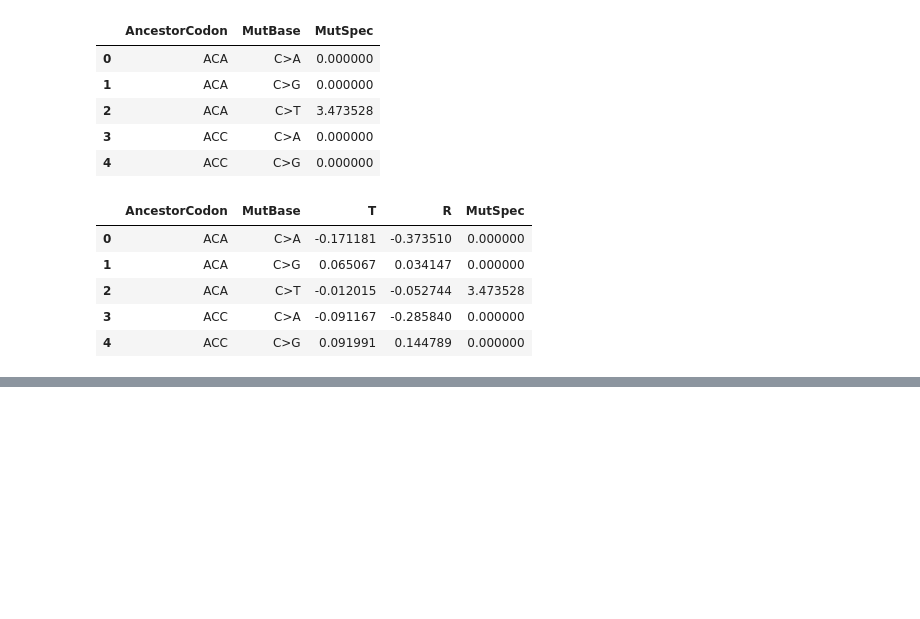
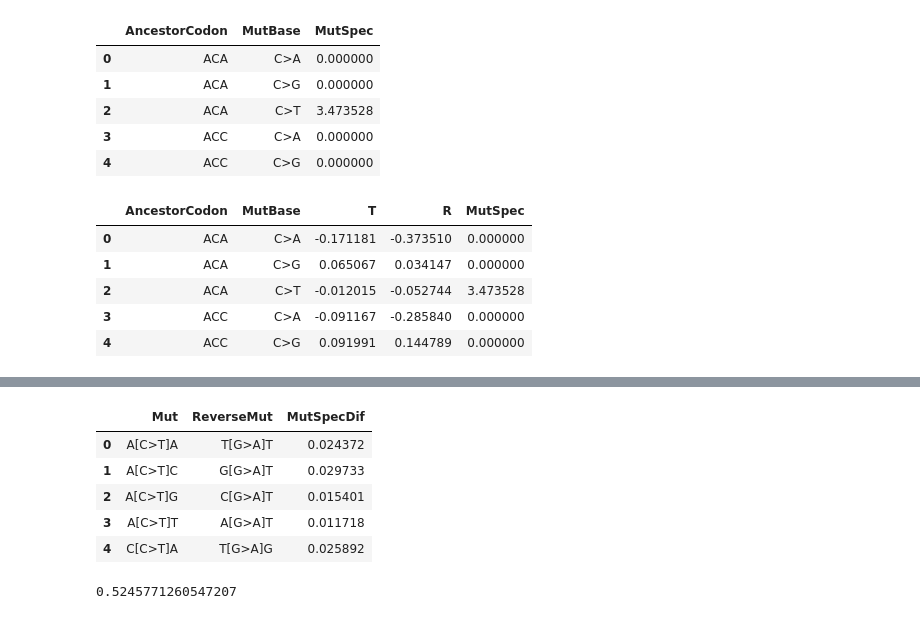
Before and after one commit to mitoclub/mtdna-192component-mutspec-chordata, a Jupyter notebook: scripts/asymmetry_TR.ipynb, the cells around one changed output, grey strips where cells are left out. Drawn from its saved outputs; the diff is of its cells as text; code cells hidden in the pictures; blank space fills up the shorter version.

```diff
--- a/scripts/asymmetry_TR.ipynb
+++ b/scripts/asymmetry_TR.ipynb
@@ -121,0 +111,24 @@ sns.scatterplot(data = final_asymmetry, x='MutSpec', y='R', hue='MutBase')
+# %%
+main_subs = ['C>T', 'A>G', 'G>T', 'A>T', 'C>G', 'A>C']
+# %%
+damage = []
+for mutbase in main_subs:
+    cont_mb = mut_vert[mut_vert.MutBase == mutbase].Mut
+    for context in cont_mb:
+        mutspec_main = mut_vert[mut_vert.Mut == context].MutSpec.values[0]
+        mutspec_rev = mut_vert[mut_vert.Mut == gettranslate(context, reverse=True)].MutSpec.values[0]
+        out_damage = {'Mut':context,'ReverseMut':gettranslate(context, reverse=True), 'MutSpecDif':mutspec_main-mutspec_rev}
+        damage.append(out_damage)
+damage = pd.DataFrame(damage)
+damage.head()
+# %% [output]
+|  | Mut | ReverseMut | MutSpecDif |
+| 0 | A[C>T]A | T[G>A]T | 0.024372 |
+| 1 | A[C>T]C | G[G>A]T | 0.029733 |
+| 2 | A[C>T]G | C[G>A]T | 0.015401 |
+| 3 | A[C>T]T | A[G>A]T | 0.011718 |
+| 4 | C[C>T]A | T[G>A]G | 0.025892 |
+# %%
+damage.MutSpecDif.sum()
+# %% [output]
+0.5245771260547207
```
Also changed, not shown: parts of 8 cells of this notebook, 1 other file.
